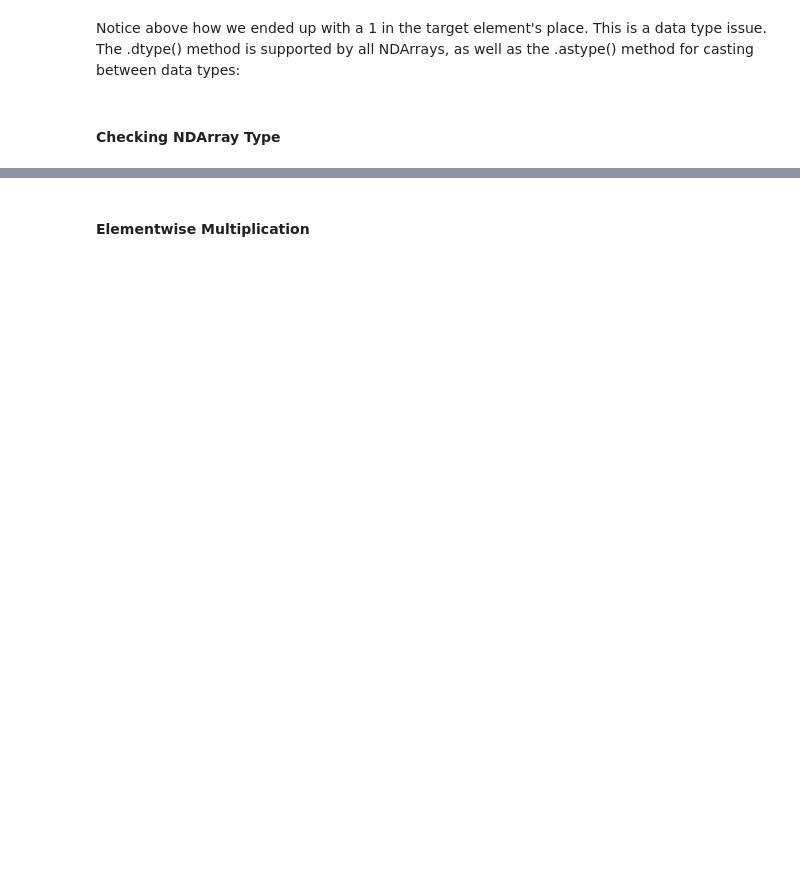
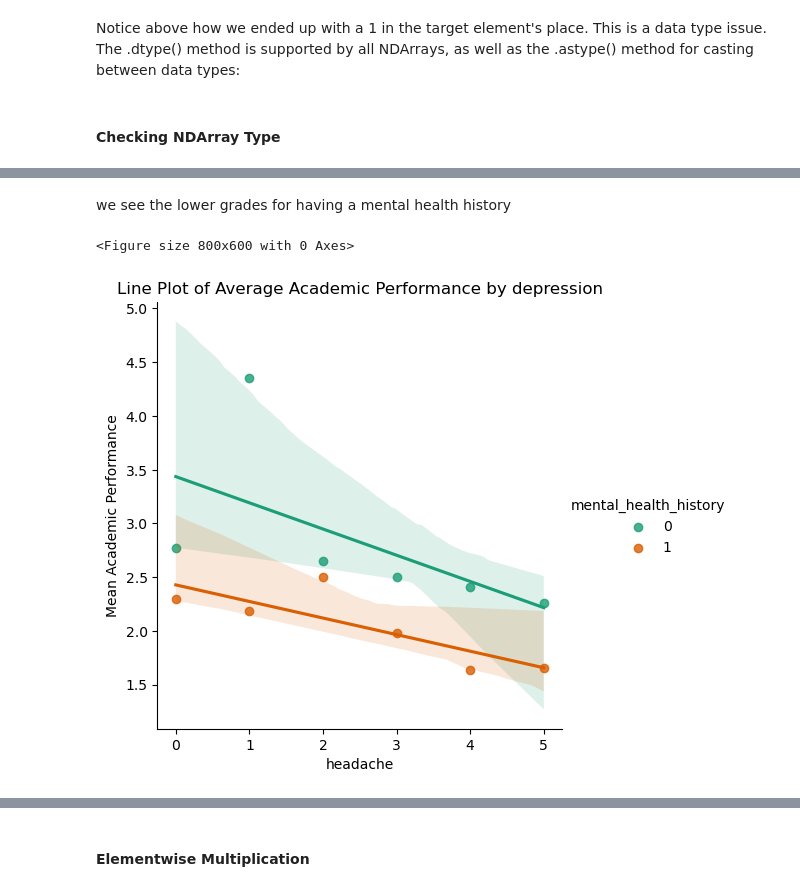
Before and after one commit to rtress0001/Cap-stone-one, a Jupyter notebook: Cap_Stone.ipynb, the cells around one changed output, grey strips where cells are left out. Cells and saved outputs as stored; diff of their text form; code cells hidden in the pictures; blank space fills up the shorter version.

```diff
--- a/Cap_Stone.ipynb
+++ b/Cap_Stone.ipynb
@@ -382,0 +365,15 @@ Before Assignment:
+# %% [markdown]
+we see the lower grades for having a mental health history
+# %%
+summary_data = stress.groupby(['headache', 'mental_health_history'])['academic_performance'].mean().reset_index()
+
+# Create a scatter plot
+plt.figure(figsize=(8, 6))
+sns.lmplot(data=summary_data, x='headache', y='academic_performance', hue='mental_health_history', palette='Dark2')
+plt.title("Line Plot of Average Academic Performance by depression")
+plt.xlabel("headache")
+plt.ylabel("Mean Academic Performance")
+plt.show()
+# %% [output]
+<Figure size 800x600 with 0 Axes>
+[figure, added]
```
Also changed, not shown: parts of 33 cells of this notebook, 3 other files.
